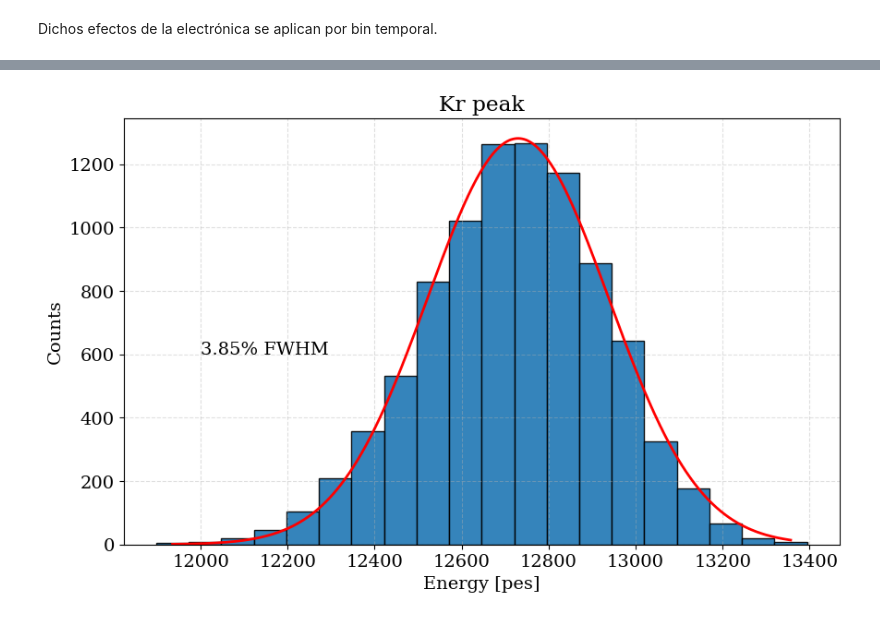
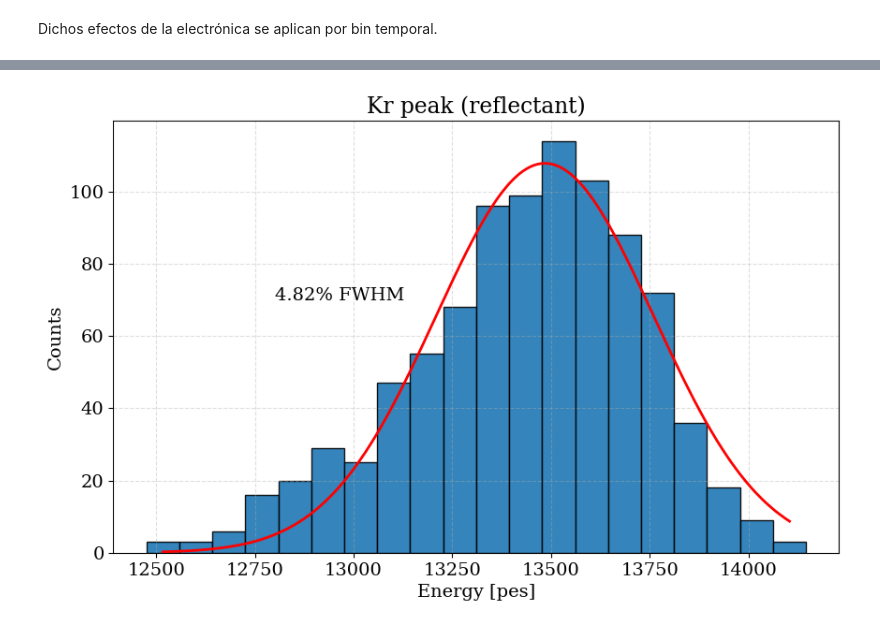
Before and after one commit to pablovzqz/GALA_hole, a Jupyter notebook: analysis/Offline_Electronics_Manual.ipynb, the cells around one changed output, grey strips where cells are left out. Saved outputs shown, nothing was run; the diff lists cells and outputs as text; code cells hidden in the pictures.

```diff
--- a/analysis/Offline_Electronics_Manual.ipynb
+++ b/analysis/Offline_Electronics_Manual.ipynb
@@ -39,7 +39,7 @@ radius_by_event = {}
 photons_generated_by_event = {}
 
 for chunk in pd.read_csv(path, sep=r'\s+', usecols = usecols, chunksize = chunksize):
-    chunk['vR_mm'] = np.sqrt(chunk['vx_mm']**2 + chunk['vy_mm']**2 + chunk['vz_mm']**2)
+    chunk['vR_mm'] = np.sqrt(chunk['vx_mm']**2 + chunk['vy_mm']**2)
     time_min = min(time_min, chunk['time_ns'].min())
     time_max = max(time_max, chunk['time_ns'].max())
 
@@ -298,7 +316,14 @@ event_summary = (
 )
 
 charge_collection = event_summary['charge_pe'].to_list()
-charge_collection_center = event_summary.loc[event_summary['radius'] < 0.85, 'charge_pe'].to_list()
+charge_collection_center = event_summary.loc[event_summary['radius'] < 0.9, 'charge_pe'].to_list()
+charge_collection_center_1 = event_summary.loc[event_summary['radius'] < 1, 'charge_pe'].to_list()
+charge_collection_center_2 = event_summary.loc[event_summary['radius'] < 0.6, 'charge_pe'].to_list()
+charge_collection_center_3 = event_summary.loc[event_summary['radius'] < 1.2, 'charge_pe'].to_list()
+charge_collection_center_4 = event_summary.loc[event_summary['radius'] < 1.4, 'charge_pe'].to_list()
+charge_collection_center_5 = event_summary.loc[event_summary['radius'] < 0.5, 'charge_pe'].to_list()
+charge_collection_center_6 = event_summary.loc[event_summary['radius'] < 0.7, 'charge_pe'].to_list()
+charge_collection_center_7 = event_summary.loc[event_summary['radius'] < 0.8, 'charge_pe'].to_list()
 
 print(f'Eventos totales: {len(charge_collection)}')
 print(f'Eventos con radius < 0.7 mm: {len(charge_collection_center)}')
@@ -351,18 +378,19 @@ plt.savefig('/Users/pablovazquez/GALA_hole/results/total_lce_teflon.png')
 # %%
-counts, bins = np.histogram(charge_collection_center, bins = 20)
+counts, bins = np.histogram(charge_collection_center_1, bins = 20)
 bincents = (bins[:-1] + bins[1:]) / 2
 # %%
 xplot = np.linspace(bincents[0], bincents[-1], 1000)
 # %%
-popt, pcov = curve_fit(gaussian, bincents, counts, p0 = (400, 200, 12500))
+popt, pcov = curve_fit(gaussian, bincents, counts, p0 = (400, 200, 13500))
 # %%
-plt.hist(charge_collection_center, bins =20, alpha = .9, edgecolor = 'black');
+plt.hist(charge_collection_center_1, bins =20, alpha = .9, edgecolor = 'black');
 plt.plot(xplot, gaussian(xplot, *popt), 'r-', linewidth=2);
-plt.annotate(f'{energy_resolution_FWHM(popt[1], popt[2])*100:.2f}% FWHM', xy = (12000, 600))
+plt.annotate(f'{energy_resolution_FWHM(popt[1], popt[2])*100:.2f}% FWHM', xy = (12800, 70))
+# plt.xlim(3750, 4700)
 plt.xlabel('Energy [pes]');
 plt.ylabel('Counts');
 plt.grid(True, alpha = 0.4, linestyle='--');
-plt.title('Kr peak');
-plt.savefig('/Users/pablovazquez/GALA_hole/results/Energy_resolution_teflon.png')
+plt.title('Kr peak (reflectant)');
+plt.savefig('/Users/pablovazquez/GALA_hole/results/Energy_resolution_reflectant.png')
 # %% [output]
-[figure, old version]
+[figure, new version]
```
Also changed, not shown: parts of 15 cells of this notebook, 22 other files.
